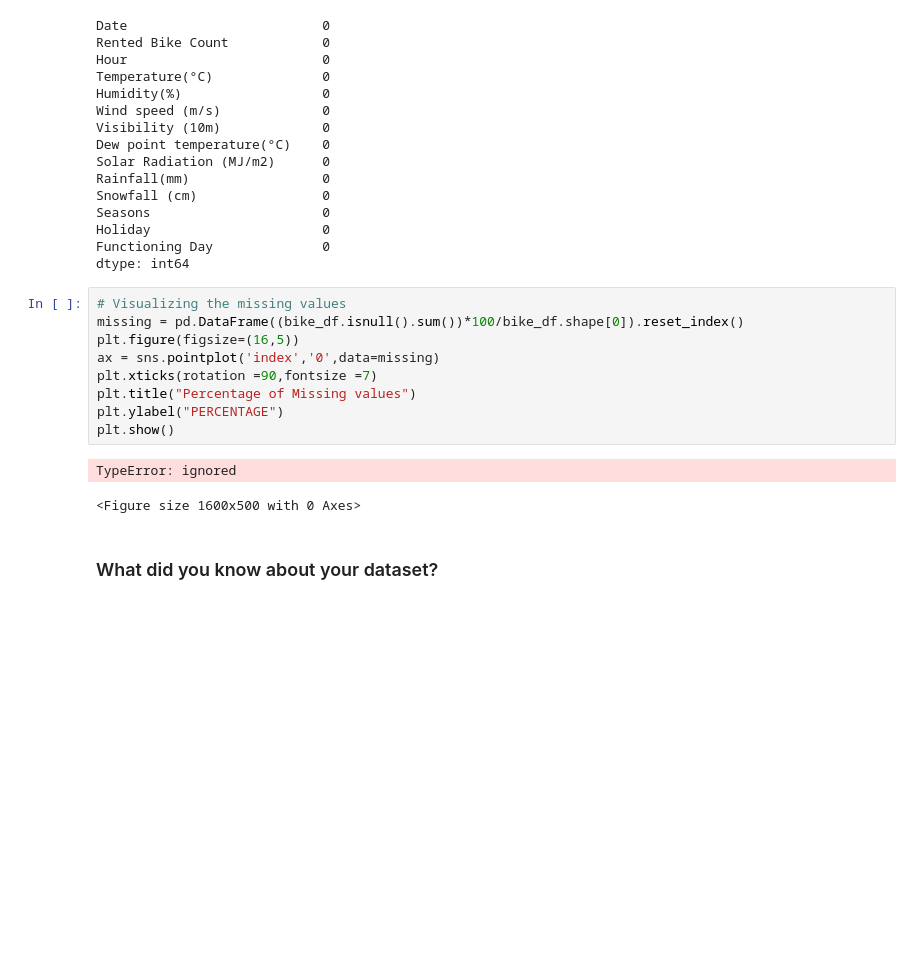
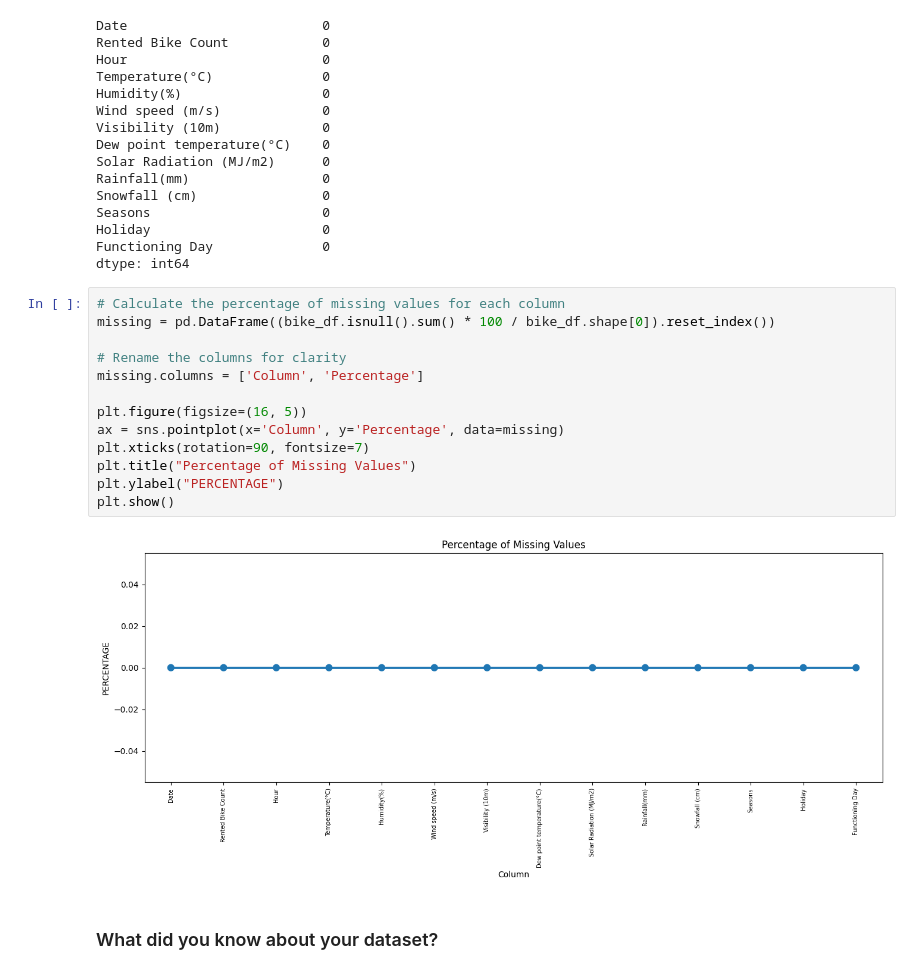
Before and after one commit to Parshya8/Bike_Sharing_Demand_Prediction, a Jupyter notebook: Bike_Sharing_Demand_Prediction.ipynb, the cells around one changed output. Cells and saved outputs as stored; diff of their text form; blank space fills up the shorter version.

```diff
--- a/Bike_Sharing_Demand_Prediction.ipynb
+++ b/Bike_Sharing_Demand_Prediction.ipynb
@@ -236,17 +233,20 @@ Holiday                      0
 Functioning Day              0
 dtype: int64
 # %%
-# Visualizing the missing values
-missing = pd.DataFrame((bike_df.isnull().sum())*100/bike_df.shape[0]).reset_index()
-plt.figure(figsize=(16,5))
-ax = sns.pointplot('index','0',data=missing)
-plt.xticks(rotation =90,fontsize =7)
-plt.title("Percentage of Missing values")
+# Calculate the percentage of missing values for each column
+missing = pd.DataFrame((bike_df.isnull().sum() * 100 / bike_df.shape[0]).reset_index())
+
+# Rename the columns for clarity
+missing.columns = ['Column', 'Percentage']
+
+plt.figure(figsize=(16, 5))
+ax = sns.pointplot(x='Column', y='Percentage', data=missing)
+plt.xticks(rotation=90, fontsize=7)
+plt.title("Percentage of Missing Values")
 plt.ylabel("PERCENTAGE")
 plt.show()
 # %% [output]
-TypeError: ignored
-<Figure size 1600x500 with 0 Axes>
+[figure, added]
 # %% [markdown]
 ### What did you know about your dataset?
 # %% [markdown]
```
Also changed, not shown: parts of 5 cells of this notebook.
